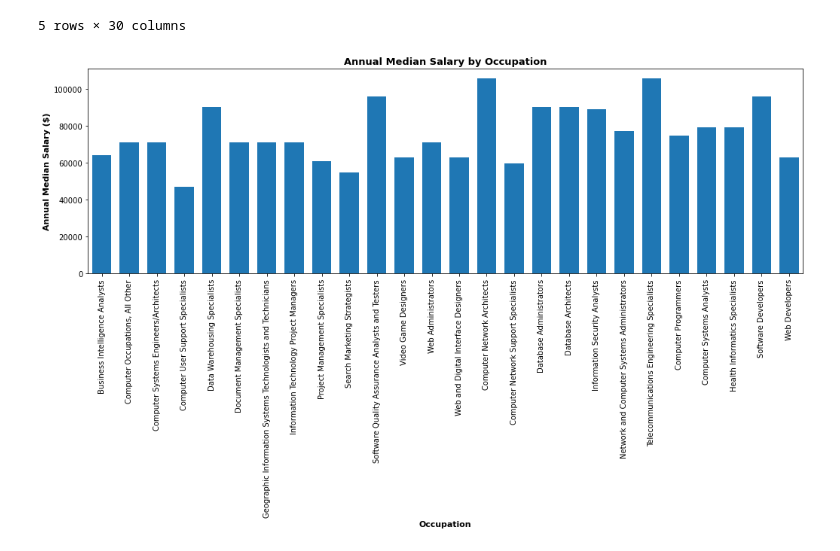
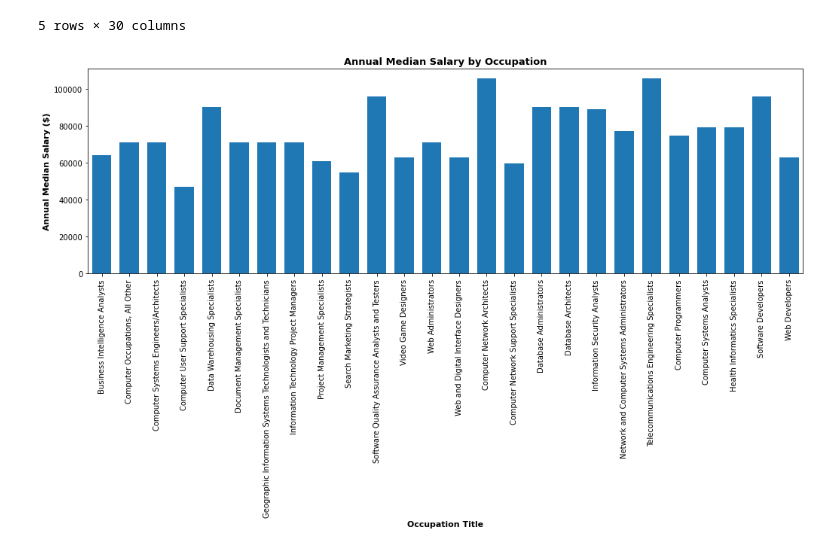
Before and after one commit to Project-1-2021/ValueOfCollege, a Jupyter notebook: Annual_salary.ipynb, the cells around one changed output. Saved outputs shown, nothing was run; the diff lists cells and outputs as text; code cells hidden in the pictures.

```diff
--- a/Annual_salary.ipynb
+++ b/Annual_salary.ipynb
@@ -25,22 +25,22 @@ jobs_df.head()
 # %%
 # Create bar plot with x and y values
 x_axis = jobs_df['Occupation']
 y_axis = jobs_df['Annual Wage - Median']
 
 # Set Fig size
 plt.figure(figsize=(17,5))
 
 # Generate bar plot with matplotlib
 plt.bar(x_axis, y_axis, width = 0.70)
 plt.xticks(rotation='vertical')
 
 # Set axis labels for plot
 plt.title('Annual Median Salary by Occupation', fontsize=13, fontweight='bold')
-plt.xlabel('Occupation', fontsize=11, fontweight='bold')
+plt.xlabel('Occupation Title', fontsize=11, fontweight='bold')
 plt.ylabel('Annual Median Salary ($)', fontsize=11, fontweight='bold')
 plt.xlim(-0.5,25.5)
 
 # Display bar plot
 plt.show()
 # %% [output]
-[figure, old version]
+[figure, new version]
```
Also changed, not shown: parts of 2 cells of this notebook.
